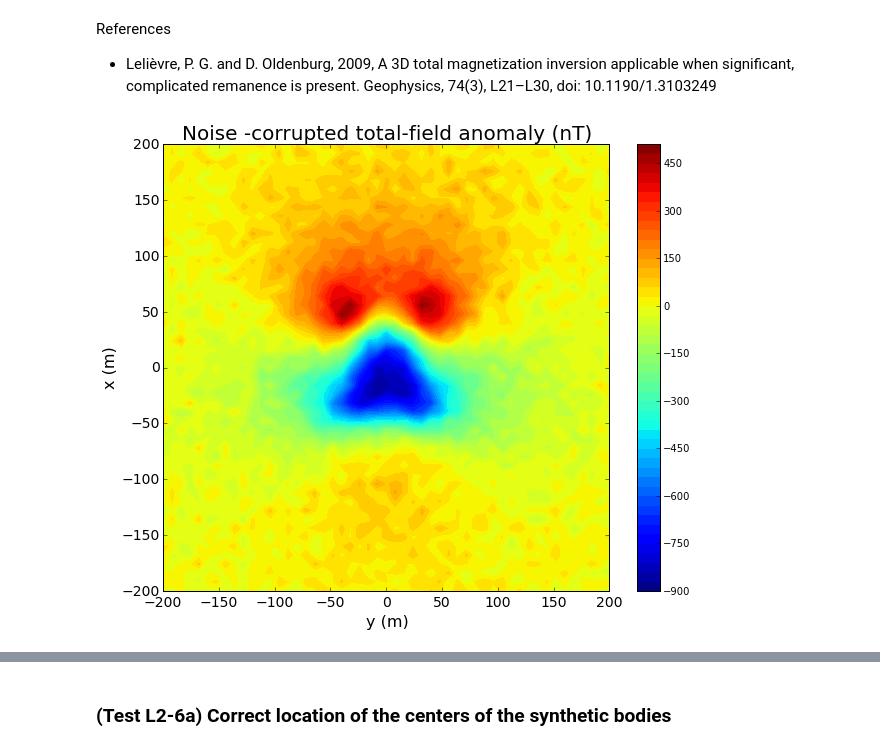
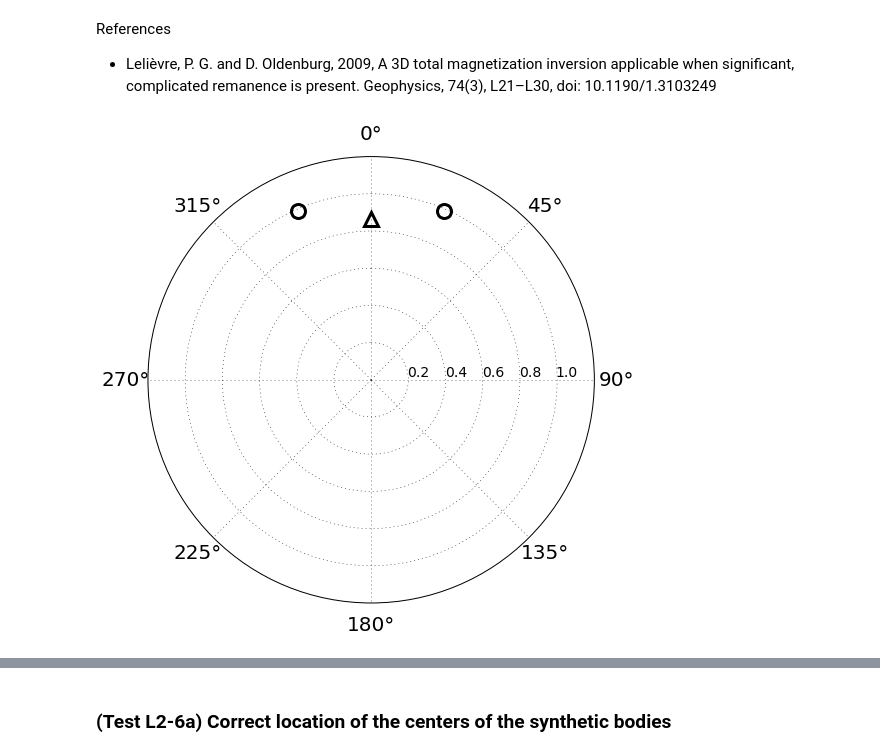
Before and after one commit to pinga-lab/Total-magnetization-of-spherical-bodies, a Jupyter notebook: notebooks/suppl_tests/additional_tests/synthetic_tests-L2.ipynb, the cells around one changed output, grey strips where cells are left out. Drawn from its saved outputs; the diff is of its cells as text; code cells hidden in the pictures.

```diff
--- a/notebooks/suppl_tests/additional_tests/synthetic_tests-L2.ipynb
+++ b/notebooks/suppl_tests/additional_tests/synthetic_tests-L2.ipynb
@@ -705,6 +705,10 @@ decr2 =  30.0 # declination of the remanent magnetization
 m2 = mi + ang2vec(3*inti, incr2, decr2) # total magnetization
 ints2, incs2, decs2 = vec2ang(m2)
 
+hg = numpy.cos(numpy.deg2rad(inc)) # horizontal component of the Geomagnetic Field
+ht1 = numpy.cos(numpy.deg2rad(incs1)) # horizontal component of the magnetization vector
+ht2 = numpy.cos(numpy.deg2rad(incs2)) # horizontal component of the magnetization vector
+
 prism = [mesher.Prism(-40.0, 40.0, -40.0, -20.0, 10.0, 80.0,
                        {'magnetization': m1}),
          mesher.Prism(-40.0, 40.0, 20.0, 40.0, 10.0, 80.0,
@@ -716,19 +720,36 @@ x, y, z = gridder.regular(area, shape, z=-10.0)
 tf = gravmag.prism.tf(x, y, z, prism, inc, dec)
 uncertainty_data = (numpy.max(tf) - numpy.min(tf))*0.02 #nT
 tf = contaminate(tf, uncertainty_data) # Gaussian noise with zero mean and standard deviation 5.0 nT
-
-mpl.close('all')
-mpl.figure(figsize=(10,8))
-mpl.axis('scaled')
-mpl.title('Noise -corrupted total-field anomaly (nT)', fontsize=20)
-mpl.contourf(y, x, tf, shape, 50)
-mpl.colorbar()
-mpl.xlabel('y (m)', fontsize=16)
-mpl.ylabel('x (m)', fontsize=16)
-mpl.xticks(fontsize=14)
-mpl.yticks(fontsize=14)
-mpl.savefig('lelievre2009_data_L2.png')
-Image(filename='lelievre2009_data_L2.png')
-mpl.show()
-# %% [output]
-[figure, removed]
+# %%
+mpl.figure(figsize=(8,8))
+ax = mpl.subplot(111, polar=True)
+ax.set_theta_direction(-1)
+ax.set_theta_zero_location('N')
+ax.set_rgrids([0.2,0.4,0.6,0.8,1.0], angle=90.)
+# direction of the Geomagnetic field
+if inc >= 0.0:
+    mpl.plot(numpy.deg2rad(dec), hg, marker='^', ms=14,
+             mec='k', mew=3, mfc='k', fillstyle='full')
+else:
+    mpl.plot(numpy.deg2rad(dec), hg, marker='^', ms=14,
+             mec='k', mew=3, fillstyle='none')
+# true magnetization directions
+if incs1 >= 0.0:
+    mpl.plot(numpy.deg2rad(decs1), ht1, marker='o', ms=14,
+             mec='k', mew=3, mfc='k', fillstyle='full')
+else:
+    mpl.plot(numpy.deg2rad(decs1), ht1, marker='o', ms=14,
+             mec='k', mew=3, fillstyle='none')
+if incs2 >= 0.0:
+    mpl.plot(numpy.deg2rad(decs2), ht2, marker='o', ms=14,
+             mec='k', mew=3, mfc='k', fillstyle='full')
+else:
+    mpl.plot(numpy.deg2rad(decs2), ht2, marker='o', ms=14,
+             mec='k', mew=3, fillstyle='none')
+
+mpl.xticks(fontsize=20) # on the cicle
+mpl.yticks(fontsize=14) # along the radial direction
+mpl.ylim(0.0, 1.2)
+mpl.show()
+# %% [output]
+[figure, added]
```
Also changed, not shown: parts of 35 cells of this notebook, 36 other files.
